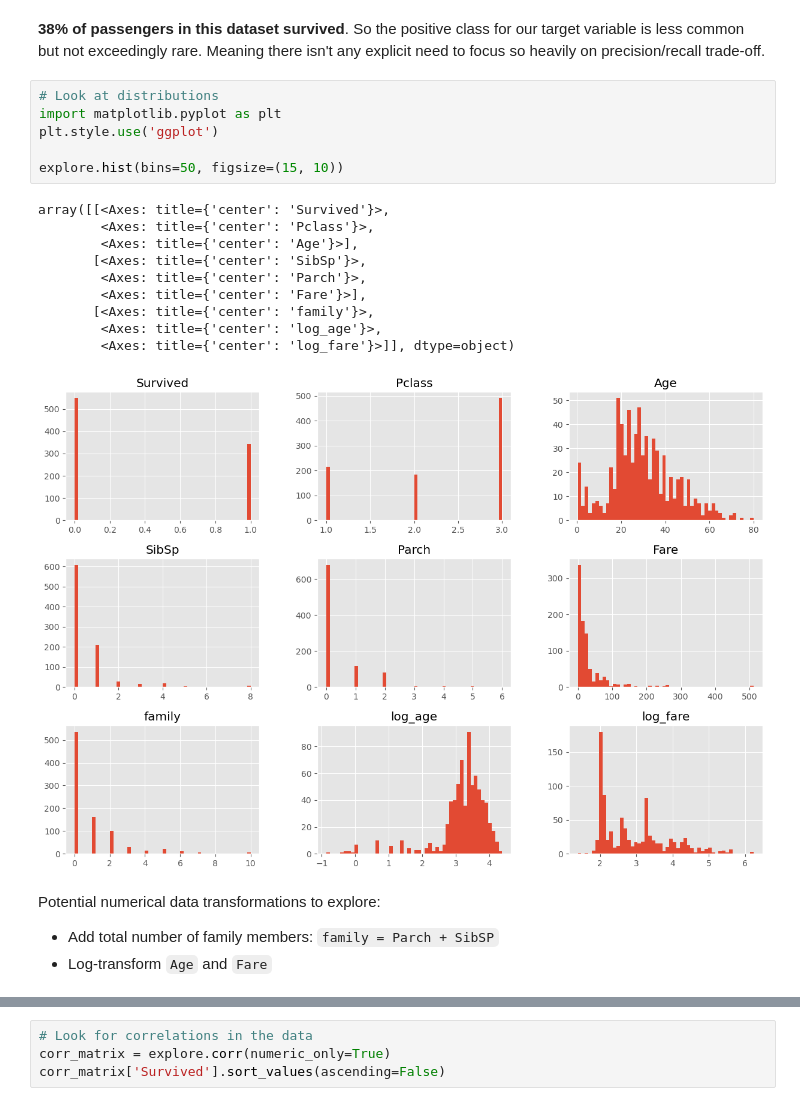
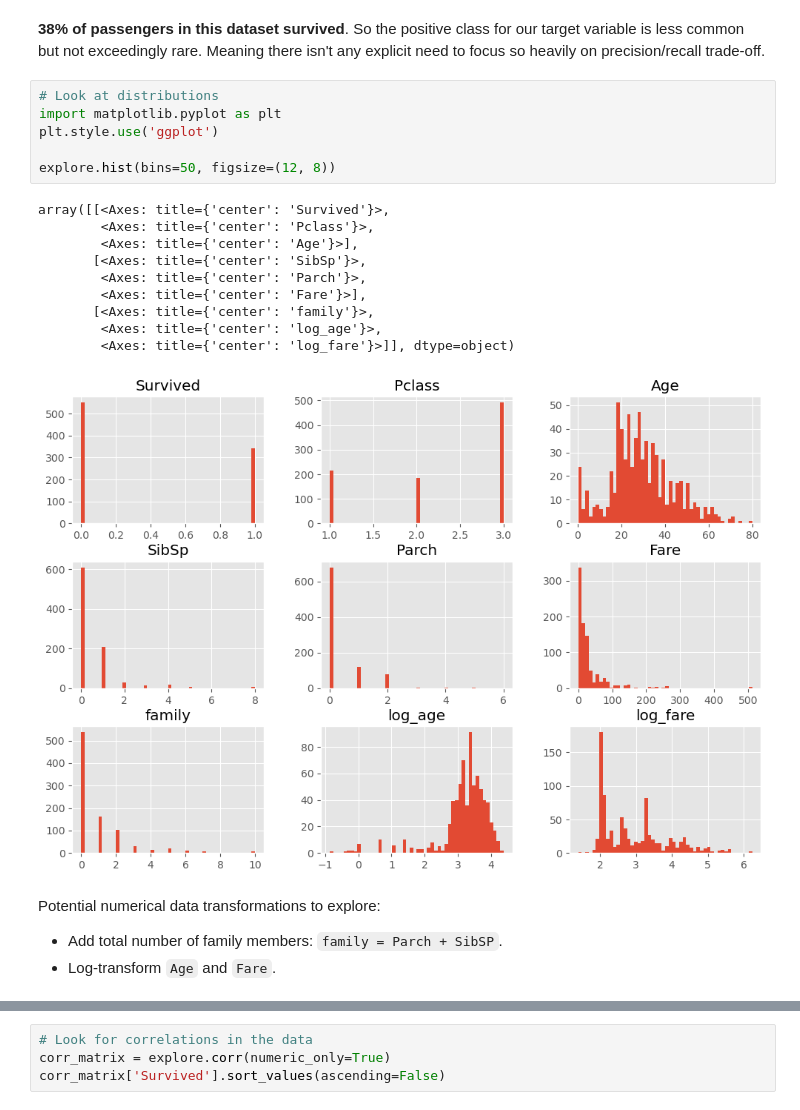
Before and after one commit to iherman10/titanic, a Jupyter notebook: titanic_2.ipynb, the cells around one changed output, grey strips where cells are left out. Cells and saved outputs as stored; diff of their text form.

```diff
--- a/titanic_2.ipynb
+++ b/titanic_2.ipynb
@@ -93,25 +93,25 @@ __38% of passengers in this dataset survived__. So the positive class for our ta
 # %%
 # Look at distributions
 import matplotlib.pyplot as plt
 plt.style.use('ggplot')
 
-explore.hist(bins=50, figsize=(15, 10))
+explore.hist(bins=50, figsize=(12, 8))
 # %% [output]
 array([[<Axes: title={'center': 'Survived'}>,
         <Axes: title={'center': 'Pclass'}>,
         <Axes: title={'center': 'Age'}>],
        [<Axes: title={'center': 'SibSp'}>,
         <Axes: title={'center': 'Parch'}>,
         <Axes: title={'center': 'Fare'}>],
        [<Axes: title={'center': 'family'}>,
         <Axes: title={'center': 'log_age'}>,
         <Axes: title={'center': 'log_fare'}>]], dtype=object)
-[figure, old version]
+[figure, new version]
 # %% [markdown]
 Potential numerical data transformations to explore:
 
-- Add total number of family members: `family = Parch + SibSP`
-- Log-transform `Age` and `Fare`
+- Add total number of family members: `family = Parch + SibSP`.
+- Log-transform `Age` and `Fare`.
 # %%
 # Quick transformations
 import numpy as np
```
Also changed, not shown: parts of 14 cells of this notebook.
